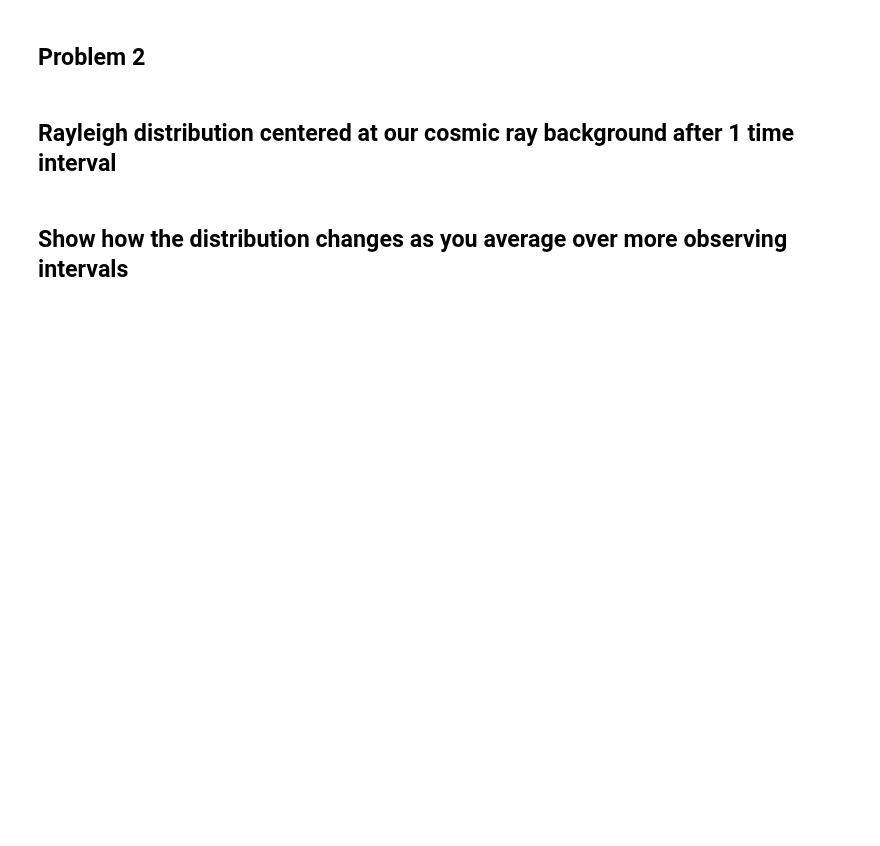
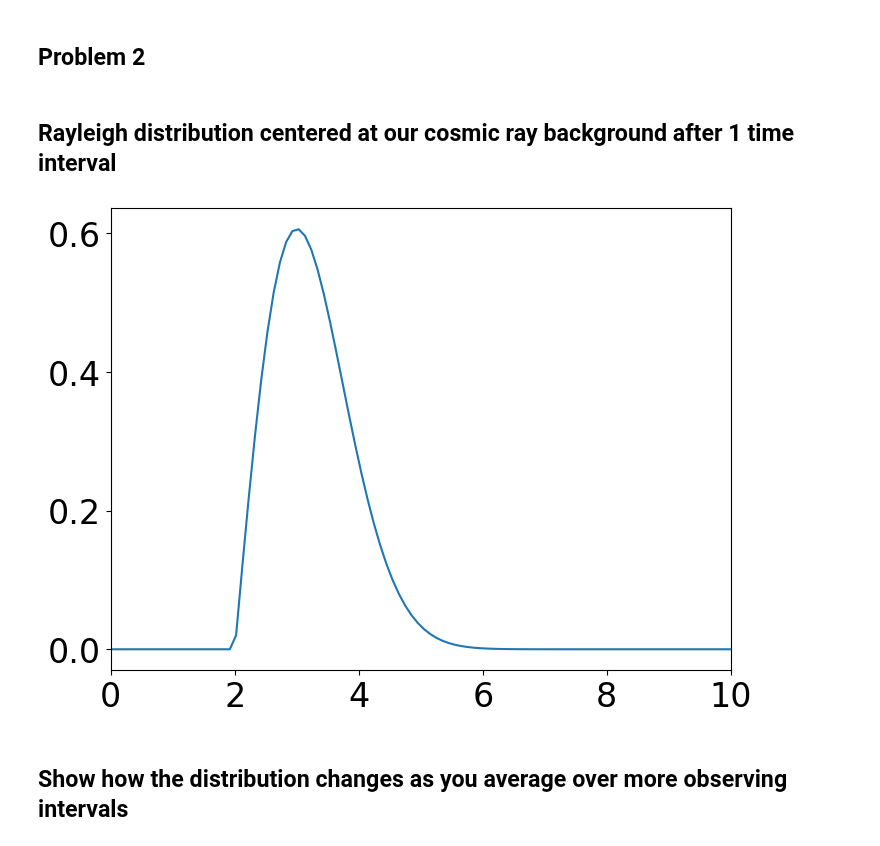
Before and after one commit to tranjacob/Phys434, a Jupyter notebook: lab2_jacobtran.ipynb, the cells around one changed output. Drawn from its saved outputs; the diff is of its cells as text; code cells hidden in the pictures; blank space fills up the shorter version.

```diff
--- a/lab2_jacobtran.ipynb
+++ b/lab2_jacobtran.ipynb
@@ -90,14 +90,18 @@ print(1 - stats.norm.ppf(after_m_days))
 # %% [markdown]
 ## Rayleigh distribution centered at our cosmic ray background after 1 time interval
 # %%
-rayleigh = stats.rayleigh.pdf(k, cosmic_ray_background, scale=1)
+x = np.linspace(0,10, 100)
+rayleigh_scale = 1
+
+rayleigh = stats.rayleigh.pdf(x, cosmic_ray_background, scale=rayleigh_scale)
 
 fig, ax = plt.subplots(1, 1)
 plt.tick_params(labelsize = 24)
 plt.xlim([0, 10])
-x = np.linspace(0, 20, 1000)
 ax.plot(x, stats.rayleigh.pdf(x = x, loc=cosmic_ray_background, scale=1))
 plt.show()
+# %% [output]
+[figure, added]
 # %% [markdown]
 ## Show how the distribution changes as you average over more observing intervals
 # %%
```
Also changed, not shown: parts of 25 cells of this notebook.
